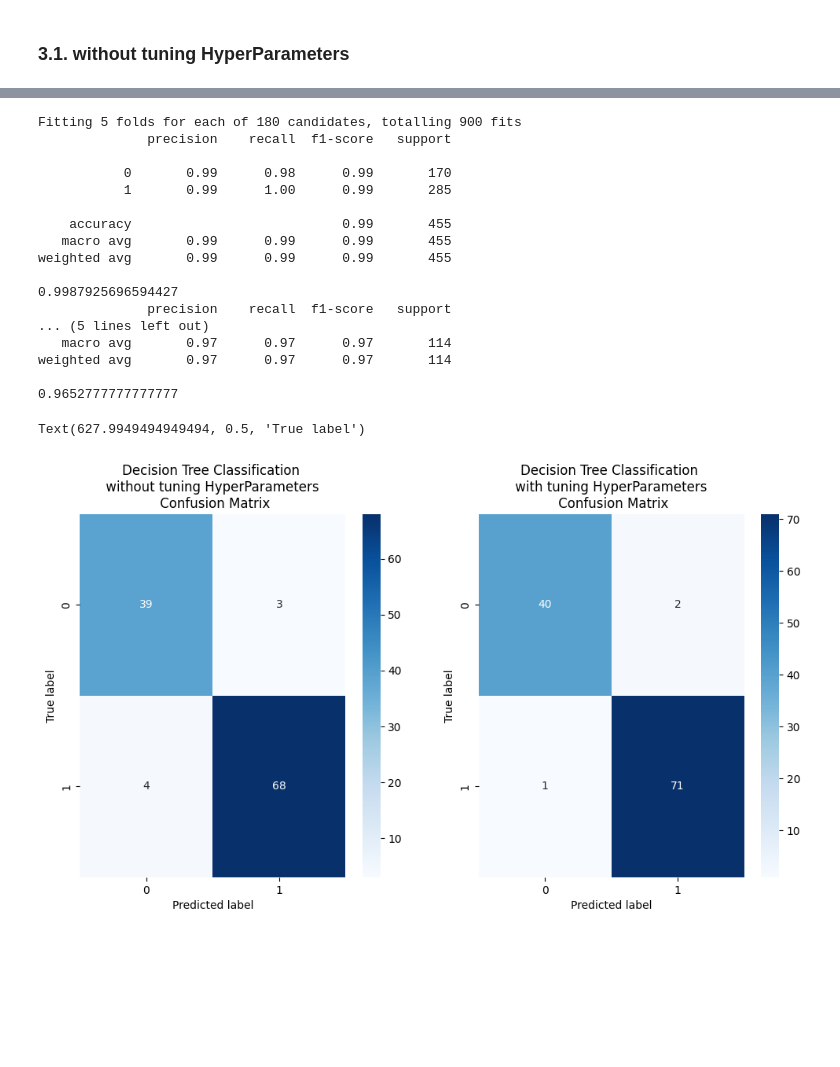
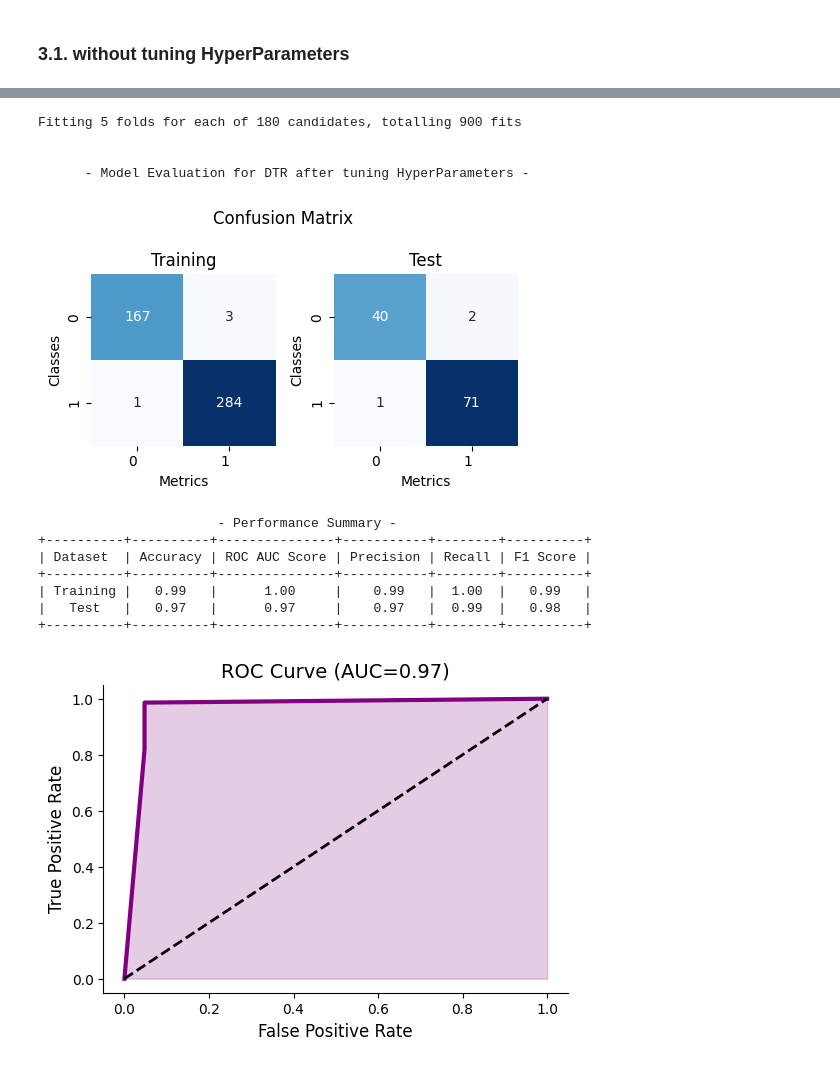
Before and after one commit to hakankopal/machine-learning-notes, a Jupyter notebook: supervised-learning/classification-models/01_decision_tree_classifier.ipynb, the cells around one changed output, grey strips where cells are left out. Saved outputs shown, nothing was run; the diff lists cells and outputs as text; code cells hidden in the pictures; blank space fills up the shorter version.

```diff
--- a/supervised-learning/classification-models/01_decision_tree_classifier.ipynb
+++ b/supervised-learning/classification-models/01_decision_tree_classifier.ipynb
@@ -106,59 +99,43 @@ print(f"ROC AUC Score: {roc_auc:.2f}")
 # %%
 dtc = DecisionTreeClassifier(random_state=28)
 
 dtc_params = {'max_depth': range(1, 11),
                "min_samples_split": range(2, 20)}
 
 dtc_best_grid = GridSearchCV(dtc,
                               dtc_params,
                               cv=5,
                               n_jobs=-1,
                               verbose=1).fit(X_train, y_train)
 
 dtc_model_grid = DecisionTreeClassifier(**dtc_best_grid.best_params_, random_state=28).fit(X_train, y_train)
 
 
-# Train
 
 y_pred_train_grid = dtc_model_grid.predict(X_train)
 y_prob_train_grid = dtc_model_grid.predict_proba(X_train)[:, 1]
-print(classification_report(y_train, y_pred_train_grid))
-print(roc_auc_score(y_train, y_prob_train_grid))
 
-# Test
 y_pred_test_grid = dtc_model_grid.predict(X_test)
 y_prob_test_grid = dtc_model_grid.predict_proba(X_test)[:, 1]
-print(classification_report(y_test, y_pred_test_grid))
-print(roc_auc_score(y_test, y_prob_test_grid))
+
+
+
+print('\n\n', 4*' ','-','Model Evaluation for DTR after tuning HyperParameters','-' )
+
+model_perfomance_plot(y_train, y_pred_train_grid, y_prob_train_grid, y_test,  y_pred_test_grid, y_prob_test_grid)
+
+roc_auc_curve_plot(y_test, y_prob_test_grid)
 # %% [output]
 Fitting 5 folds for each of 180 candidates, totalling 900 fits
-              precision    recall  f1-score   support
 
-           0       0.99      0.98      0.99       170
-           1       0.99      1.00      0.99       285
 
-    accuracy                           0.99       455
-   macro avg       0.99      0.99      0.99       455
-weighted avg       0.99      0.99      0.99       455
-
-0.9987925696594427
-              precision    recall  f1-score   support
-... (5 lines left out)
-   macro avg       0.97      0.97      0.97       114
-weighted avg       0.97      0.97      0.97       114
-
-0.9652777777777777
+      - Model Evaluation for DTR after tuning HyperParameters -
+[figure, added]
+                       - Performance Summary -
++----------+----------+---------------+-----------+--------+----------+
+| Dataset  | Accuracy | ROC AUC Score | Precision | Recall | F1 Score |
++----------+----------+---------------+-----------+--------+----------+
+| Training |   0.99   |      1.00     |    0.99   |  1.00  |   0.99   |
+|   Test   |   0.97   |      0.97     |    0.97   |  0.99  |   0.98   |
++----------+----------+---------------+-----------+--------+----------+
+[figure, added]
-# %%
-# Compare the classification performance of the two models using a confusion matrix
-fig, ax = plt.subplots(nrows=1, ncols=2, figsize=(12,6))
-sns.heatmap(confusion_matrix(y_test, y_pred_test_def), ax=ax[0], annot=True, cmap='Blues', fmt='d')
-sns.heatmap(confusion_matrix(y_test, y_pred_test_grid), ax=ax[1], annot=True, cmap='Blues', fmt='d')
-ax[0].set_title('Decision Tree Classification \n without tuning HyperParameters \n Confusion Matrix')
-ax[1].set_title('Decision Tree Classification \n with tuning HyperParameters \n Confusion Matrix')
-ax[0].set_xlabel('Predicted label')
-ax[1].set_xlabel('Predicted label')
-ax[0].set_ylabel('True label')
-ax[1].set_ylabel('True label')
-# %% [output]
-Text(627.9949494949494, 0.5, 'True label')
-[figure, removed]
```
Also changed, not shown: parts of 3 cells of this notebook, 1 other file.
